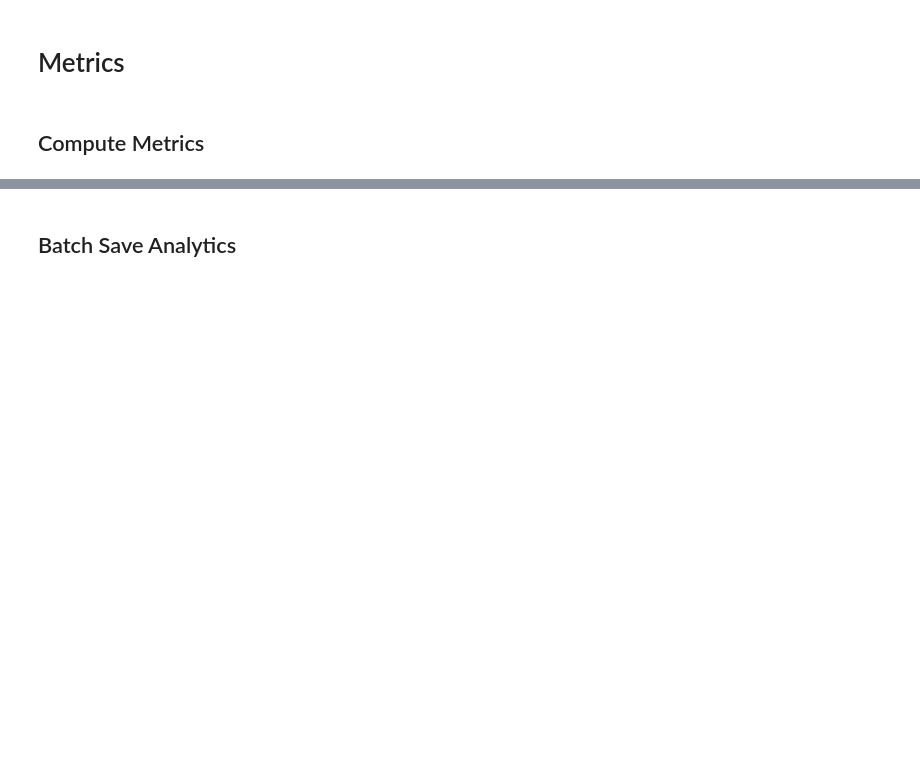
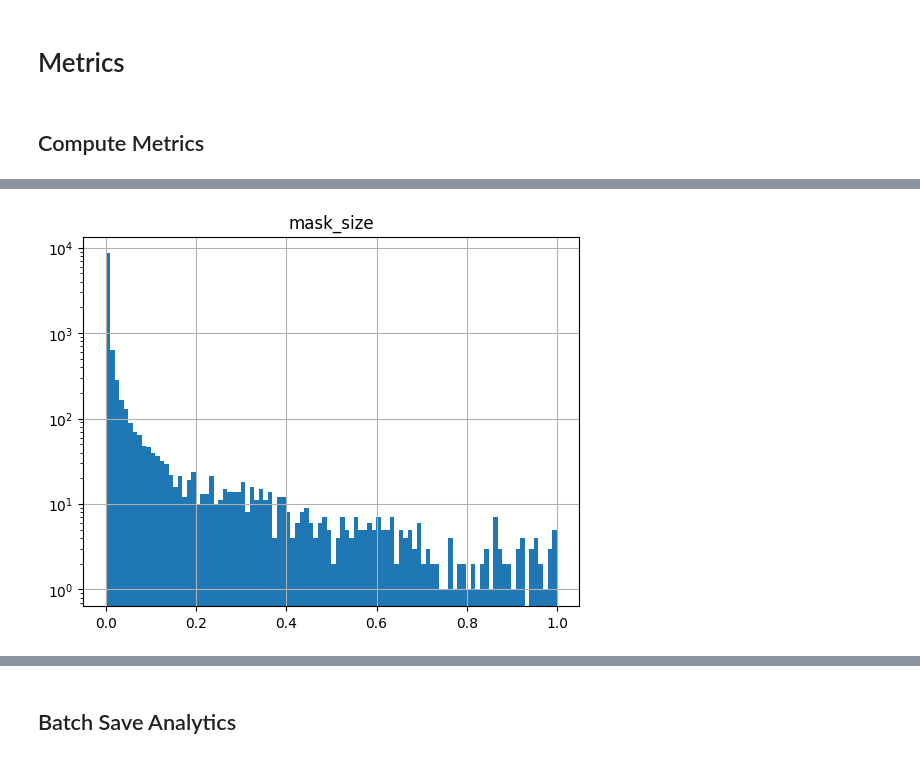
Before and after one commit to simoneangarano/BenchSAM, a Jupyter notebook: notebooks/Analysis.ipynb, the cells around one changed output, grey strips where cells are left out. Saved outputs shown, nothing was run; the diff lists cells and outputs as text; code cells hidden in the pictures; blank space fills up the shorter version.

```diff
--- a/notebooks/Analysis.ipynb
+++ b/notebooks/Analysis.ipynb
@@ -43,0 +51,5 @@ plt.show()
+# %%
+df_m.hist(column='mask_size', bins=100, log=True)
+plt.show()
+# %% [output]
+[figure, added]
```
Also changed, not shown: parts of 34 cells of this notebook, 11 other files.
